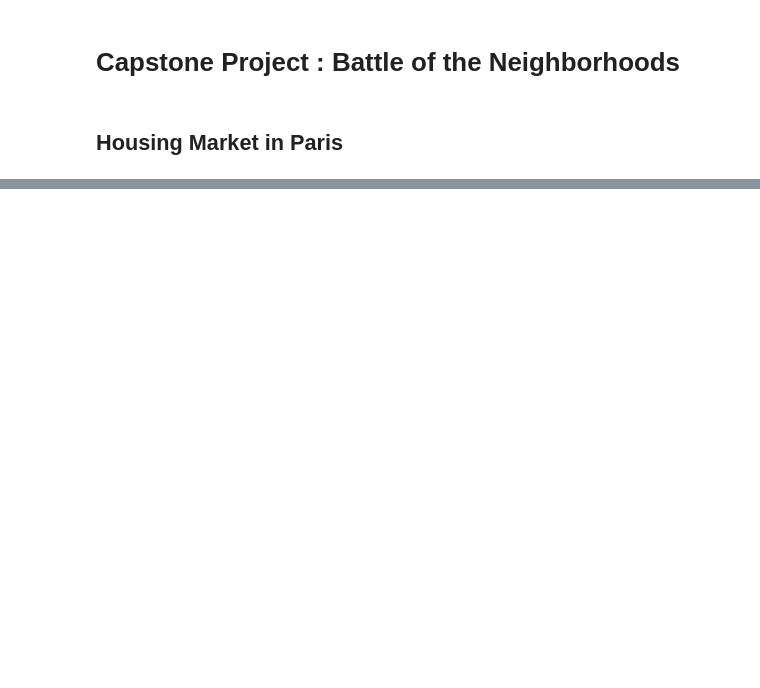
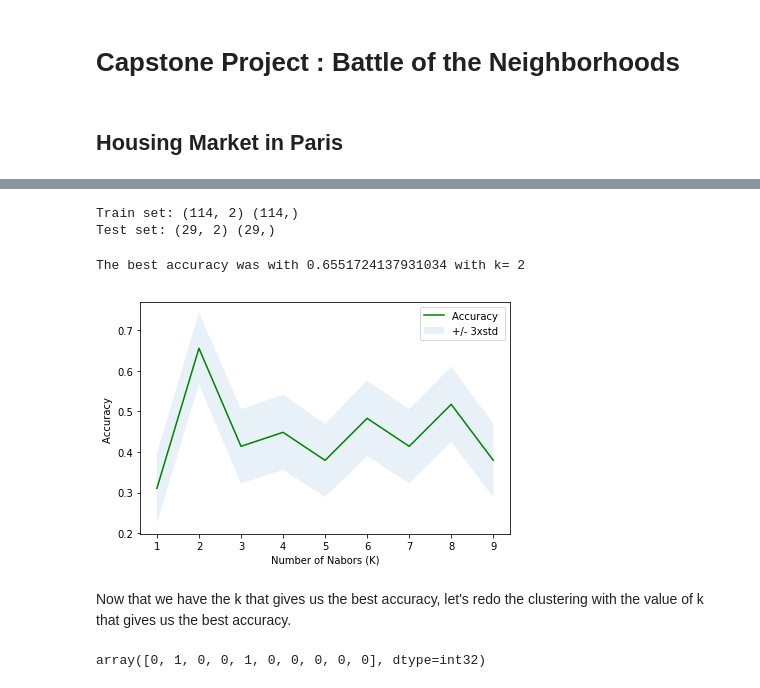
Before and after one commit to Yush89/Coursera_Capstone, a Jupyter notebook: The Battle of Neighborhoods.ipynb, the cells around one changed output, grey strips where cells are left out. Cells and saved outputs as stored; diff of their text form; code cells hidden in the pictures; blank space fills up the shorter version.

```diff
--- a/The Battle of Neighborhoods.ipynb
+++ b/The Battle of Neighborhoods.ipynb
@@ -65,0 +497,6 @@ ratp.head()
+# %%
+def return_most_common_venues(row, num_top_venues):
+    row_categories = row.iloc[1:]
+    row_categories_sorted = row_categories.sort_values(ascending=False)
+
+    return row_categories_sorted.index.values[0:num_top_venues]
@@ -65,0 +582,59 @@ ratp.head()
+# %%
+#drop missing data
+paris_merged.dropna( inplace=True)
+paris_merged.reset_index(drop=True, inplace=True)
+# %%
+#Determine our variables
+X = paris_merged[['Price', 'Surface']] .values
+y = paris_merged['Cluster Labels'].values
+
+X_train, X_test, y_train, y_test = train_test_split( X, y, test_size=0.2, random_state=4)
+print ('Train set:', X_train.shape,  y_train.shape)
+print ('Test set:', X_test.shape,  y_test.shape)
+# %% [output]
+Train set: (114, 2) (114,)
+Test set: (29, 2) (29,)
+# %%
+#Find out the best k
+from sklearn import metrics
+Ks = 10
+mean_acc = np.zeros((Ks-1))
+std_acc = np.zeros((Ks-1))
+ConfustionMx = [];
+for n in range(1,Ks):
+
+    #Train Model and Predict
+    neigh = KNeighborsClassifier(n_neighbors = n).fit(X_train,y_train)
+    yhat=neigh.predict(X_test)
+    mean_acc[n-1] = metrics.accuracy_score(y_test, yhat)
+    std_acc[n-1]=np.std(yhat==y_test)/np.sqrt(yhat.shape[0])
+
+print( "The best accuracy was with", mean_acc.max(), "with k=", mean_acc.argmax()+1)
+# %% [output]
+The best accuracy was with 0.6551724137931034 with k= 2
+# %%
+# Plot values of k
+plt.plot(range(1,Ks),mean_acc,'g')
+plt.fill_between(range(1,Ks),mean_acc - 1 * std_acc,mean_acc + 1 * std_acc, alpha=0.10)
+plt.legend(('Accuracy ', '+/- 3xstd'))
+plt.ylabel('Accuracy ')
+plt.xlabel('Number of Nabors (K)')
+plt.tight_layout()
+plt.show()
+# %% [output]
+[figure, added]
+# %% [markdown]
+Now that we have the k that gives us the best accuracy, let's redo the clustering with the value of k that gives us the best accuracy.
+# %%
+# set number of clusters
+kclusters =  mean_acc.argmax()+1
+
+paris_grouped_clustering_bis = paris_grouped.drop('Address', 1)
+
+# run k-means clustering
+kmeans = KMeans(n_clusters = mean_acc.argmax()+1, random_state=0).fit(paris_grouped_clustering_bis)
+
+# check cluster labels generated for each row in the dataframe
+kmeans.labels_[0:10]
+# %% [output]
+array([0, 1, 0, 0, 1, 0, 0, 0, 0, 0], dtype=int32)
```
Also changed, not shown: parts of 69 cells of this notebook.
